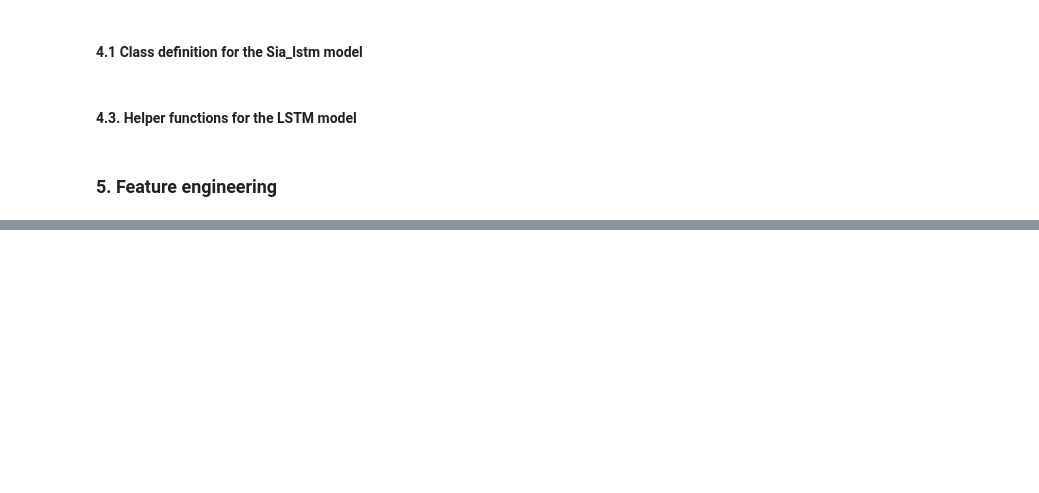
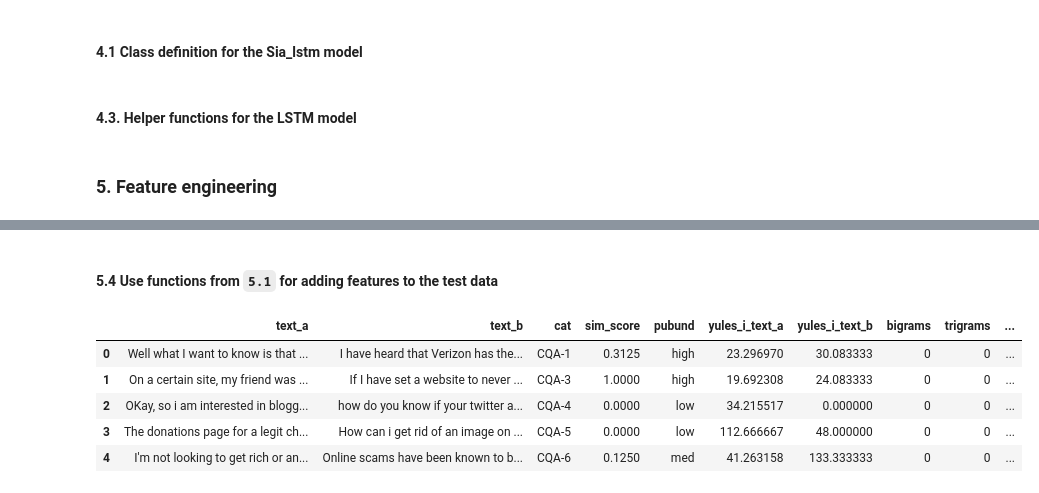
Before and after one commit to akhilpandey95/pubundsci, a Jupyter notebook: modules/neural_networks/siamese_lstm.ipynb, the cells around one changed output, grey strips where cells are left out. Cells and saved outputs as stored; diff of their text form; code cells hidden in the pictures; blank space fills up the shorter version.

```diff
--- a/modules/neural_networks/siamese_lstm.ipynb
+++ b/modules/neural_networks/siamese_lstm.ipynb
@@ -292,0 +415,35 @@ def exponent_neg_manhattan_distance(left, right):
+# %% [markdown]
+#### 5.4 Use functions from `5.1` for adding features to the test data
+# %%
+# add the column yules I for text a
+test_data = test_data.assign(yules_i_text_a =
+            [compute_yules_i_for_text(x) for x in tqdm(test_data['text_a'])])
+
+# add the column yules I for text b
+test_data = test_data.assign(yules_i_text_b =
+            [compute_yules_i_for_text(x) for x in tqdm(test_data['text_b'])])
+
+# add the column bi grams for (text_a, text_b)
+test_data = test_data.assign(bigrams =
+            [compute_collocation_score(test_data['text_a'][x], test_data['text_b'][x], 'bi')
+             for x in tqdm(range(len(test_data)))])
+
+# add the column tri grams for (text_a, text_b)
+test_data = test_data.assign(trigrams =
+            [compute_collocation_score(test_data['text_a'][x], test_data['text_b'][x], 'tri')
+             for x in tqdm(range(len(test_data)))])
+
+# add the cosine similarity between a and b
+test_data = test_data.assign(cos_sim =
+            [cosine_sim(test_data['text_a'][x], test_data['text_b'][x])
+             for x in tqdm(range(len(test_data)))])
+
+# display the head of the test data
+test_data.head()
+# %% [output]
+|  | text_a | text_b | cat | sim_score | pubund | yules_i_text_a | yules_i_text_b | bigrams | trigrams | ... |
+| 0 | Well what I want to know is that ... | I have heard that Verizon has the... | CQA-1 | 0.3125 | high | 23.296970 | 30.083333 | 0 | 0 | ... |
+| 1 | On a certain site, my friend was ... | If I have set a website to never ... | CQA-3 | 1.0000 | high | 19.692308 | 24.083333 | 0 | 0 | ... |
+| 2 | OKay, so i am interested in blogg... | how do you know if your twitter a... | CQA-4 | 0.0000 | low | 34.215517 | 0.000000 | 0 | 0 | ... |
+| 3 | The donations page for a legit ch... | How can i get rid of an image on ... | CQA-5 | 0.0000 | low | 112.666667 | 48.000000 | 0 | 0 | ... |
+| 4 | I'm not looking to get rich or an... | Online scams have been known to b... | CQA-6 | 0.1250 | med | 41.263158 | 133.333333 | 0 | 0 | ... |
```
Also changed, not shown: parts of 11 cells of this notebook.
